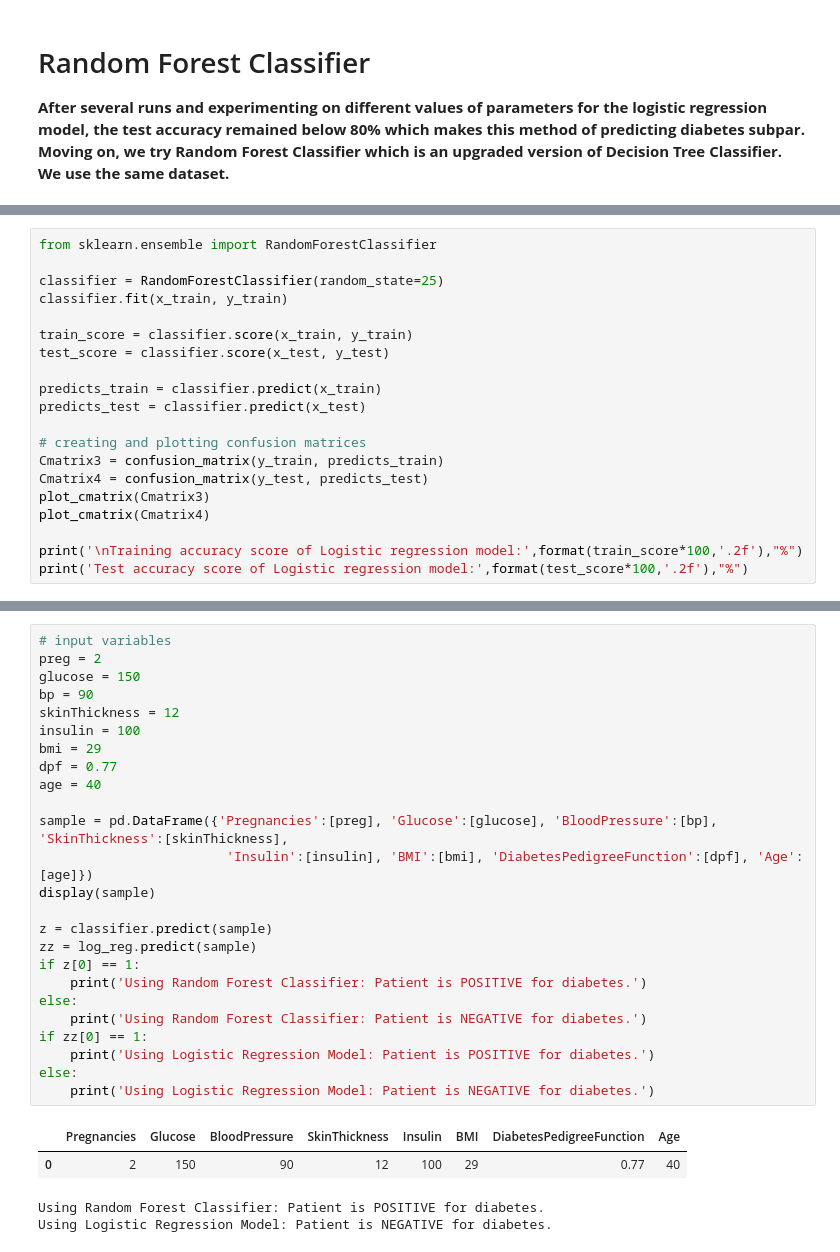
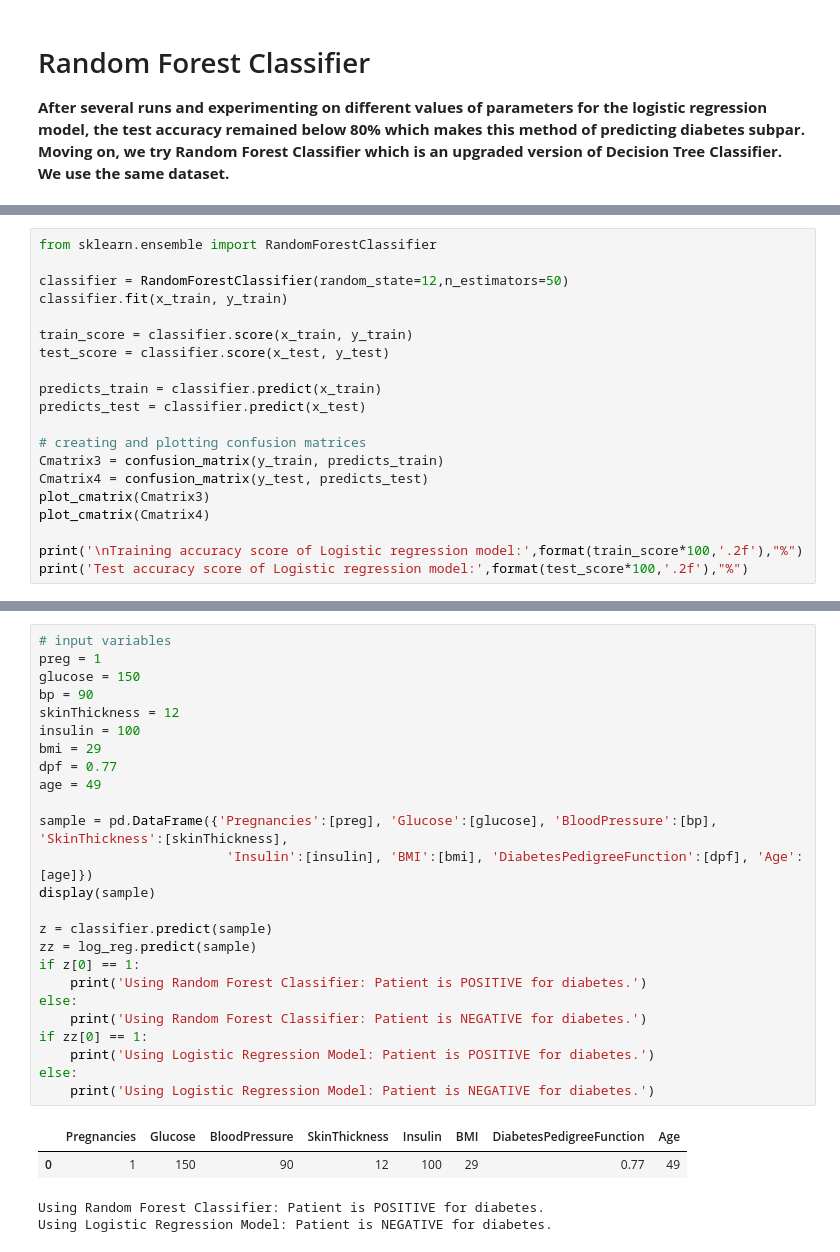
Before and after one commit to aiquiamjot/App_Physics157, a Jupyter notebook: coding project/project.ipynb, the cells around one changed output, grey strips where cells are left out. Drawn from its saved outputs; the diff is of its cells as text.

```diff
--- a/coding project/project.ipynb
+++ b/coding project/project.ipynb
@@ -222,7 +314,7 @@ Test accuracy score of Logistic regression model: 75.76 %
 # %%
 from sklearn.ensemble import RandomForestClassifier
 
-classifier = RandomForestClassifier(random_state=25)
+classifier = RandomForestClassifier(random_state=12,n_estimators=50)
 classifier.fit(x_train, y_train)
 
 train_score = classifier.score(x_train, y_train)
@@ -247,30 +355,30 @@ Test accuracy score of Logistic regression model: 73.16 %
 # %%
 # input variables
-preg = 2
+preg = 1
 glucose = 150
 bp = 90
 skinThickness = 12
 insulin = 100
 bmi = 29
 dpf = 0.77
-age = 40
+age = 49
 
 sample = pd.DataFrame({'Pregnancies':[preg], 'Glucose':[glucose], 'BloodPressure':[bp], 'SkinThickness':[skinThickness],
                         'Insulin':[insulin], 'BMI':[bmi], 'DiabetesPedigreeFunction':[dpf], 'Age':[age]})
 display(sample)
 
 z = classifier.predict(sample)
 zz = log_reg.predict(sample)
 if z[0] == 1:
     print('Using Random Forest Classifier: Patient is POSITIVE for diabetes.')
 else:
     print('Using Random Forest Classifier: Patient is NEGATIVE for diabetes.')
 if zz[0] == 1:
     print('Using Logistic Regression Model: Patient is POSITIVE for diabetes.')
 else:
     print('Using Logistic Regression Model: Patient is NEGATIVE for diabetes.')
 # %% [output]
 |  | Pregnancies | Glucose | BloodPressure | SkinThickness | Insulin | BMI | DiabetesPedigreeFunction | Age |
-| 0 | 2 | 150 | 90 | 12 | 100 | 29 | 0.77 | 40 |
+| 0 | 1 | 150 | 90 | 12 | 100 | 29 | 0.77 | 49 |
 Using Random Forest Classifier: Patient is POSITIVE for diabetes.
 Using Logistic Regression Model: Patient is NEGATIVE for diabetes.
```
Also changed, not shown: parts of 8 cells of this notebook, 1 other file.
